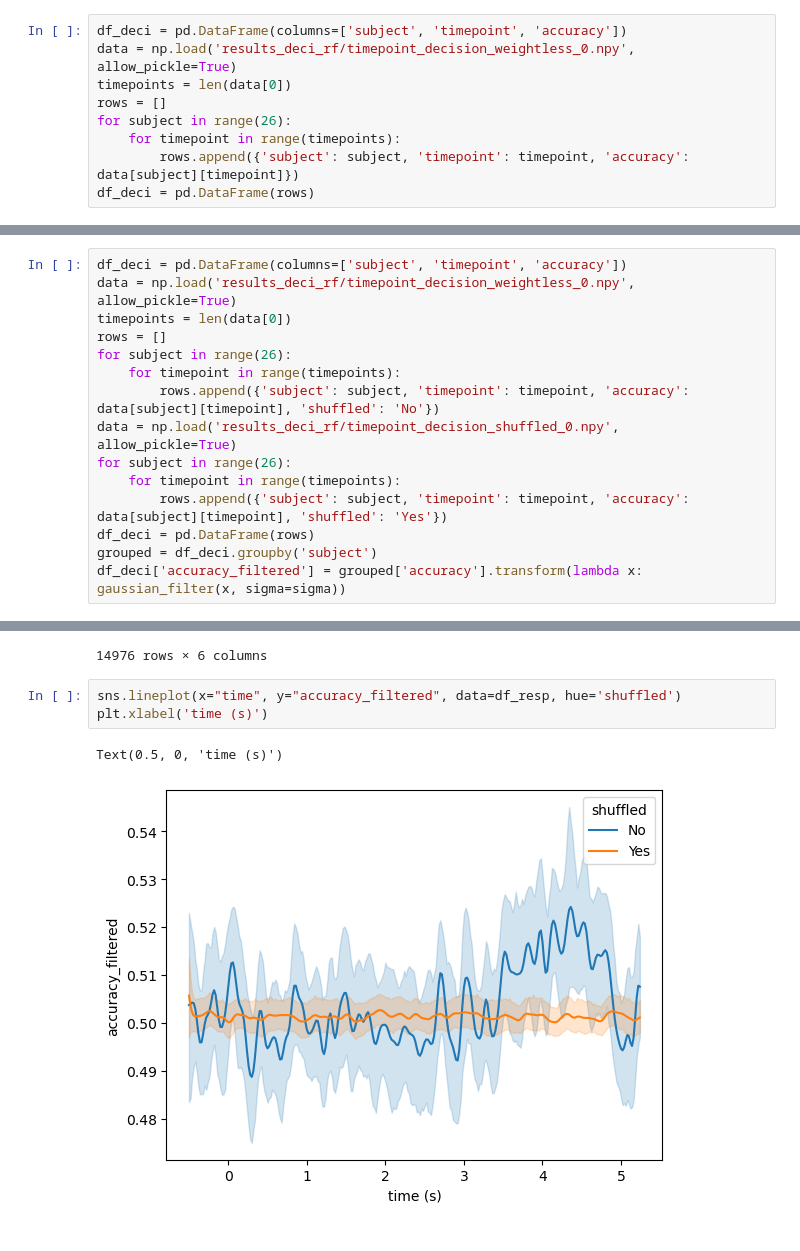
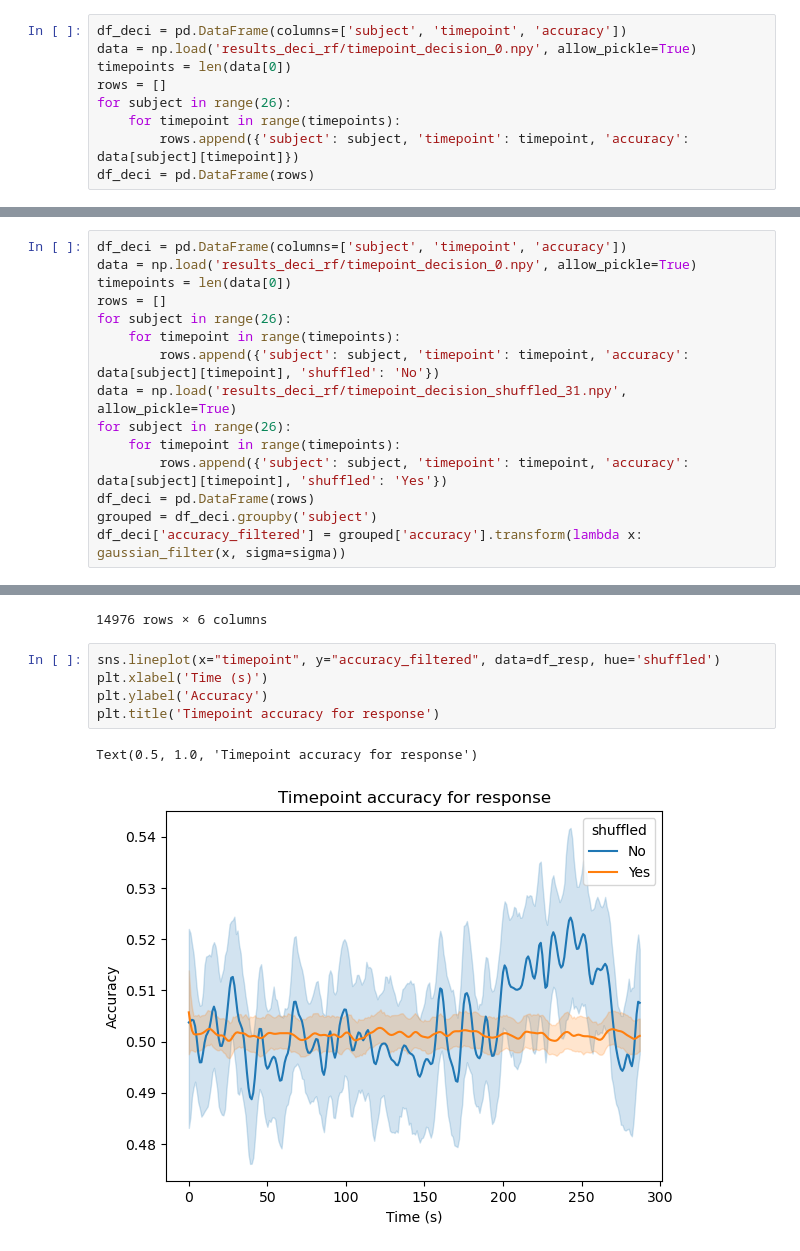
Before and after one commit to unthrived/master-thesis, a Jupyter notebook: Done_results_sns_resp_rf.ipynb, the cells around one changed output, grey strips where cells are left out. Drawn from its saved outputs; the diff is of its cells as text.

```diff
--- a/Done_results_sns_resp_rf.ipynb
+++ b/Done_results_sns_resp_rf.ipynb
@@ -22,7 +22,7 @@ sigma = 2 # for gaussian filter. Sigma 1 seems to have a lot of peaks still so I
 timepoints = time_labels.shape[0]
 # %%
 df_deci = pd.DataFrame(columns=['subject', 'timepoint', 'accuracy'])
-data = np.load('results_deci_rf/timepoint_decision_weightless_0.npy', allow_pickle=True)
+data = np.load('results_deci_rf/timepoint_decision_0.npy', allow_pickle=True)
 timepoints = len(data[0])
 rows = []
 for subject in range(26):
@@ -53,12 +55,12 @@ sns.lineplot(x="timepoint", y="accuracy", data=df_resp,
 # %%
 df_deci = pd.DataFrame(columns=['subject', 'timepoint', 'accuracy'])
-data = np.load('results_deci_rf/timepoint_decision_weightless_0.npy', allow_pickle=True)
+data = np.load('results_deci_rf/timepoint_decision_0.npy', allow_pickle=True)
 timepoints = len(data[0])
 rows = []
 for subject in range(26):
     for timepoint in range(timepoints):
         rows.append({'subject': subject, 'timepoint': timepoint, 'accuracy': data[subject][timepoint], 'shuffled': 'No'})
-data = np.load('results_deci_rf/timepoint_decision_shuffled_0.npy', allow_pickle=True)
+data = np.load('results_deci_rf/timepoint_decision_shuffled_31.npy', allow_pickle=True)
 for subject in range(26):
     for timepoint in range(timepoints):
         rows.append({'subject': subject, 'timepoint': timepoint, 'accuracy': data[subject][timepoint], 'shuffled': 'Yes'})
@@ -141,8 +146,10 @@ df_resp
 | 14975 | 25 | 287 | 5.24 | 0.510000 | Yes | 0.509118 |
 14976 rows × 6 columns
 # %%
-sns.lineplot(x="time", y="accuracy_filtered", data=df_resp, hue='shuffled')
-plt.xlabel('time (s)')
+sns.lineplot(x="timepoint", y="accuracy_filtered", data=df_resp, hue='shuffled')
+plt.xlabel('Time (s)')
+plt.ylabel('Accuracy')
+plt.title('Timepoint accuracy for response')
 # %% [output]
-Text(0.5, 0, 'time (s)')
+Text(0.5, 1.0, 'Timepoint accuracy for response')
-[figure, old version]
+[figure, new version]
```
Also changed, not shown: parts of 4 cells of this notebook, 43 other files.
